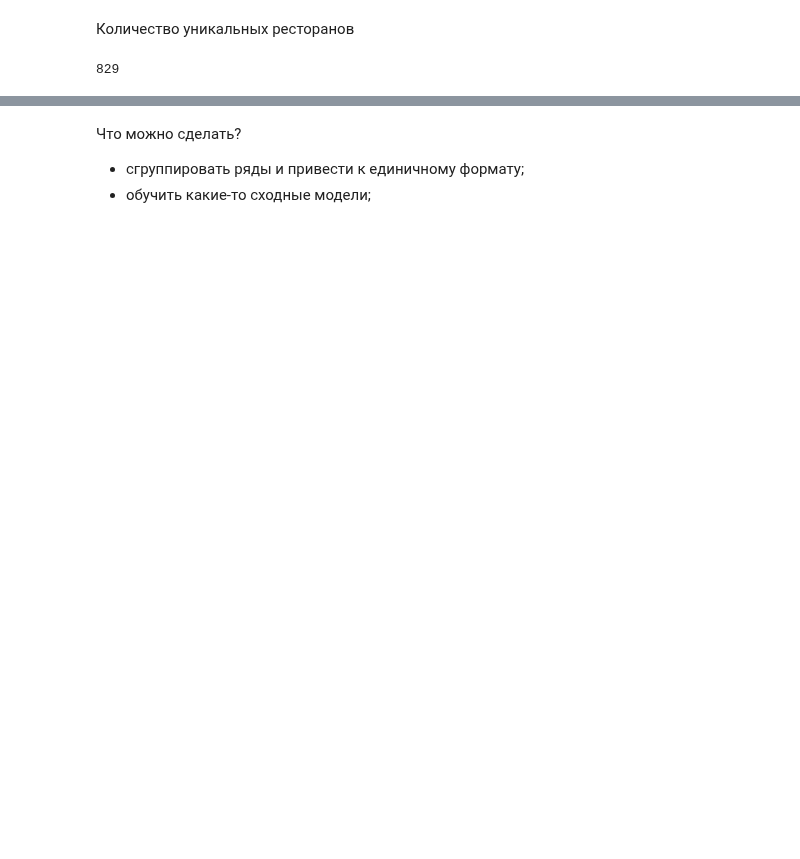
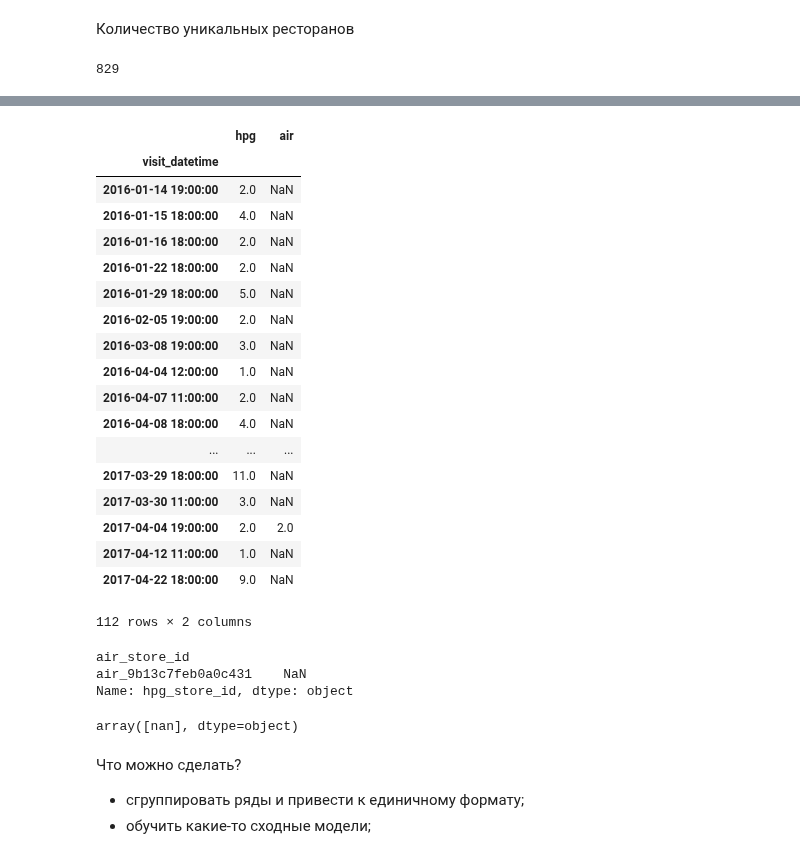
Before and after one commit to PhySci/Recruit-Restaurant-Visitor, a Jupyter notebook: take_a_look.ipynb, the cells around one changed output, grey strips where cells are left out. Drawn from its saved outputs; the diff is of its cells as text; code cells hidden in the pictures; blank space fills up the shorter version.

```diff
--- a/take_a_look.ipynb
+++ b/take_a_look.ipynb
@@ -91,0 +94,10 @@ import matplotlib.pyplot as plt
+# %%
+air_info_df = pd.read_csv('./data/air_store_info.csv', index_col='air_store_id')
+hpg_info_df = pd.read_csv('./data/hpg_store_info.csv',index_col='hpg_store_id')
+
+store_info = air_info_df.merge(pd.read_csv('./data/store_id_relation.csv', index_col='air_store_id'),
+                               left_index=True, right_index=True, how='left')
+
+store_info = store_info.merge(hpg_info_df, left_on='hpg_store_id', right_index=True, how='left')
+print(store_info.shape)
+store_info.head()
@@ -160,0 +198,4 @@ else:
+# %%
+c1 = hpg_reserved_an.to_frame()
+c1.columns=['hpg']
+c1.head()
@@ -160,0 +210,4 @@ else:
+# %%
+c2 = air_reserved_an.to_frame()
+c2.columns=['air']
+c2.head()
@@ -161,3 +222,35 @@ else:
+# %%
+c1.merge(c2, how='outer', left_index=True, right_index=True).fil
+# %% [output]
+|  | hpg | air |
+| visit_datetime |  |  |
+| 2016-01-14 19:00:00 | 2.0 | NaN |
+| 2016-01-15 18:00:00 | 4.0 | NaN |
+| 2016-01-16 18:00:00 | 2.0 | NaN |
+| 2016-01-22 18:00:00 | 2.0 | NaN |
+| 2016-01-29 18:00:00 | 5.0 | NaN |
+| 2016-02-05 19:00:00 | 2.0 | NaN |
+| 2016-03-08 19:00:00 | 3.0 | NaN |
+| 2016-04-04 12:00:00 | 1.0 | NaN |
+| 2016-04-07 11:00:00 | 2.0 | NaN |
+| 2016-04-08 18:00:00 | 4.0 | NaN |
+| ... | ... | ... |
+| 2017-03-29 18:00:00 | 11.0 | NaN |
+| 2017-03-30 11:00:00 | 3.0 | NaN |
+| 2017-04-04 19:00:00 | 2.0 | 2.0 |
+| 2017-04-12 11:00:00 | 1.0 | NaN |
+| 2017-04-22 18:00:00 | 9.0 | NaN |
+112 rows × 2 columns
+# %%
+hpg_id
+# %% [output]
+air_store_id
+air_9b13c7feb0a0c431    NaN
+Name: hpg_store_id, dtype: object
+# %%
+store_info.query('air_store_id == @air_id').hpg_store_id.values
+# %% [output]
+array([nan], dtype=object)
 # %% [markdown]
 Что можно сделать?
 - сгруппировать ряды и привести к единичному формату;
```
Also changed, not shown: parts of 14 cells of this notebook.
